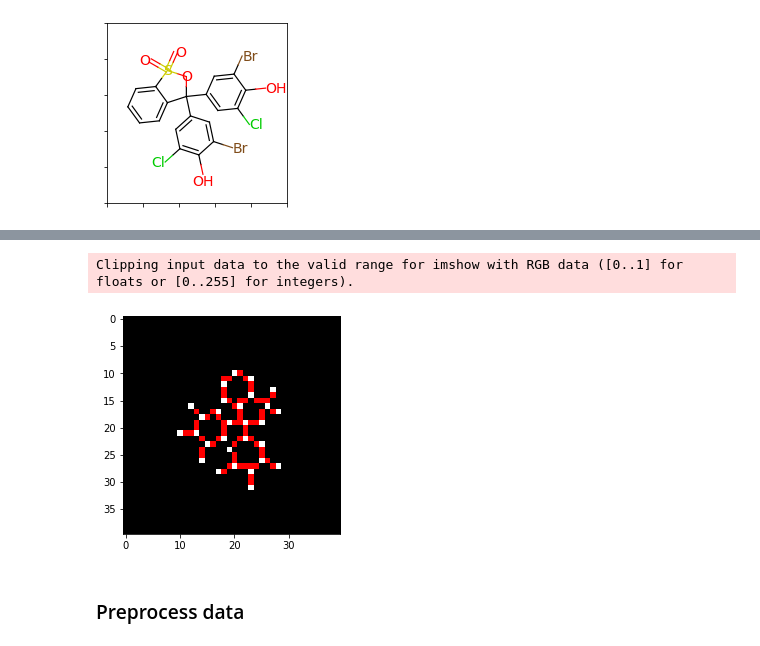
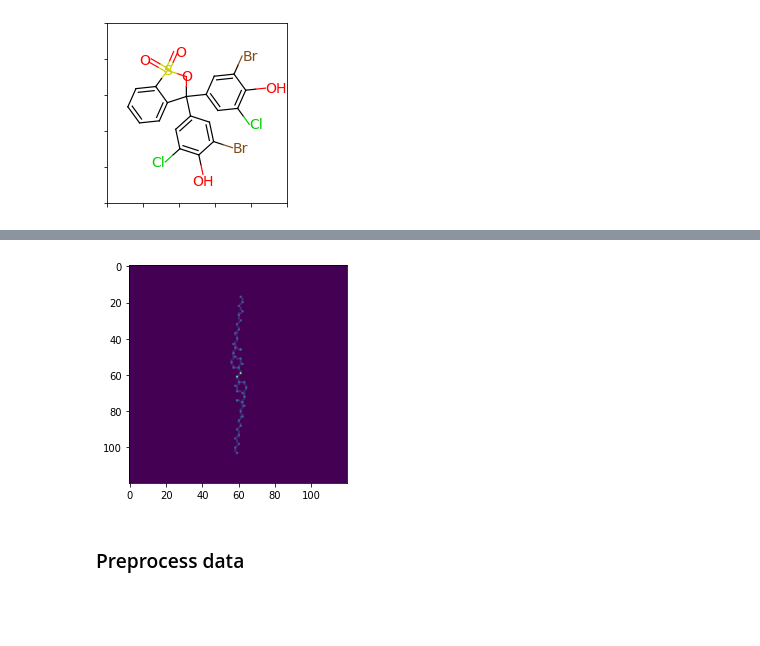
Before and after one commit to nisaruj/Chemception-plus, a Jupyter notebook: Chemception.ipynb, the cells around one changed output, grey strips where cells are left out. Saved outputs shown, nothing was run; the diff lists cells and outputs as text; code cells hidden in the pictures; blank space fills up the shorter version.

```diff
--- a/Chemception.ipynb
+++ b/Chemception.ipynb
@@ -143,7 +141,6 @@ def drawFromNsc(nsc):
 '''
 https://www.cheminformania.com/learn-how-to-teach-your-computer-to-see-chemistry-free-chemception-models-with-rdkit-and-keras/
 Note that the code above uses 4 channel image but the paper uses only 1 channel (greyscale).
-We'll use 4 channel anyway.
 
 @param embed
 @param res - Resolution of each pixel (Å)
@@ -155,7 +152,8 @@ def chemcepterizeFromNsc(nsc, embed=20.0, res=0.5):
     cmol.ComputeGasteigerCharges()
     Chem.AllChem.Compute2DCoords(cmol)
     coords = cmol.GetConformer(0).GetPositions()
-    vect = np.zeros((dims,dims,4))
+    # vect = np.zeros((dims,dims,4))
+    vect = np.zeros((dims,dims,1))
     #Bonds first
     for i,bond in enumerate(mol.GetBonds()):
         bondorder = bond.GetBondTypeAsDouble()
@@ -169,23 +167,25 @@ def chemcepterizeFromNsc(nsc, embed=20.0, res=0.5):
             idx = int(round((c[0] + embed)/res))
             idy = int(round((c[1]+ embed)/res))
             #Save in the vector first channel
-            vect[ idx , idy ,0] = bondorder
+            # vect[ idx , idy ,0] = bondorder
+            vect[idx , idy, 0] = 2
     #Atom Layers
     for i,atom in enumerate(cmol.GetAtoms()):
             idx = int(round((coords[i][0] + embed)/res))
             idy = int(round((coords[i][1]+ embed)/res))
             #Atomic number
-            vect[ idx , idy, 1] = atom.GetAtomicNum()
+            # vect[ idx , idy, 1] = atom.GetAtomicNum()
+            vect[idx , idy, 0] = atom.GetAtomicNum()
             #Gasteiger Charges
-            charge = atom.GetProp("_GasteigerCharge")
-            vect[ idx , idy, 3] = charge
+            # charge = atom.GetProp("_GasteigerCharge")
+            # vect[ idx , idy, 3] = charge
             #Hybridization
-            hyptype = atom.GetHybridization().real
-            vect[ idx , idy, 2] = hyptype
+            # hyptype = atom.GetHybridization().real
+            # vect[ idx , idy, 2] = hyptype
     return vect
 
 def drawChemceptionVector(v):
-  plt.imshow(v[:,:,:3])
+  plt.imshow(v[:,:,0])
 
 def drawChemceptionFromNsc(nsc, embed=20.0, res=0.5):
   v = chemcepterizeFromNsc(nsc, embed=embed, res=res)
@@ -197,7 +204,6 @@ drawFromNsc(7816)
 # %%
-drawChemceptionFromNsc(7816, embed=10)
+drawChemceptionFromNsc(220, embed=30)
 # %% [output]
-Clipping input data to the valid range for imshow with RGB data ([0..1] for floats or [0..255] for integers).
-[figure, old version]
+[figure, new version]
 # %% [markdown]
 ### Preprocess data
```
Also changed, not shown: parts of 8 cells of this notebook.
